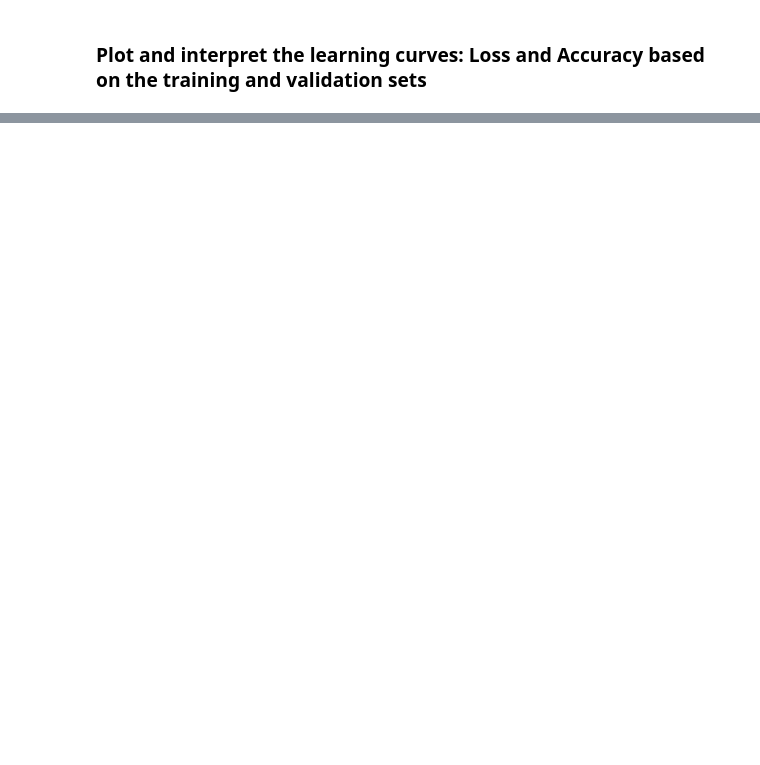
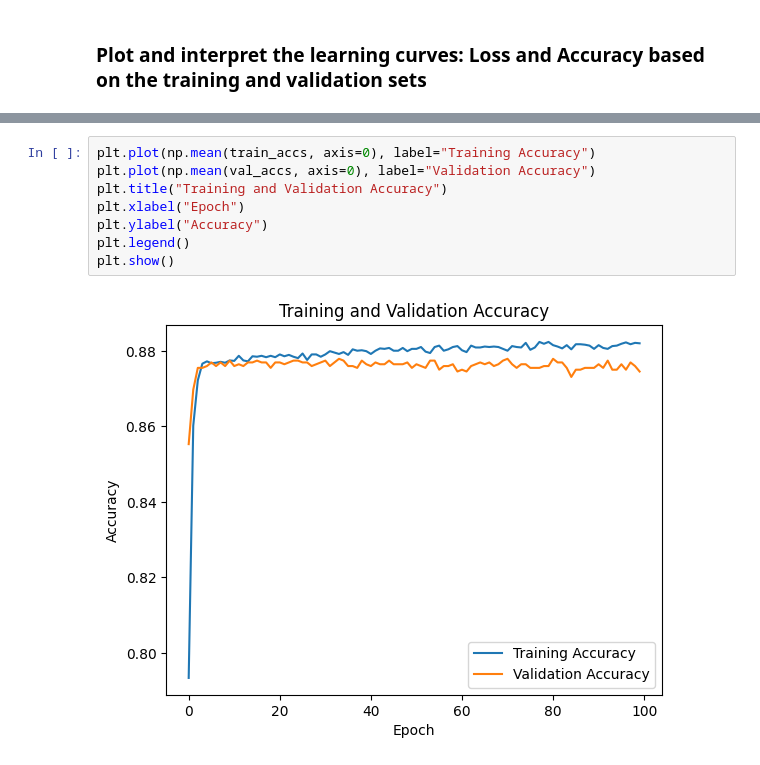
Before and after one commit to Gpanaritis/Handwriting-Sensor-Recognition, a Jupyter notebook: src/aiot_project_2023.ipynb, the cells around one changed output, grey strips where cells are left out. Cells and saved outputs as stored; diff of their text form; blank space fills up the shorter version.

```diff
--- a/src/aiot_project_2023.ipynb
+++ b/src/aiot_project_2023.ipynb
@@ -716,0 +731,10 @@ Accuracy: 0.87109375
+# %%
+plt.plot(np.mean(train_accs, axis=0), label="Training Accuracy")
+plt.plot(np.mean(val_accs, axis=0), label="Validation Accuracy")
+plt.title("Training and Validation Accuracy")
+plt.xlabel("Epoch")
+plt.ylabel("Accuracy")
+plt.legend()
+plt.show()
+# %% [output]
+[figure, added]
```
Also changed, not shown: parts of 18 cells of this notebook, 1 other file.
